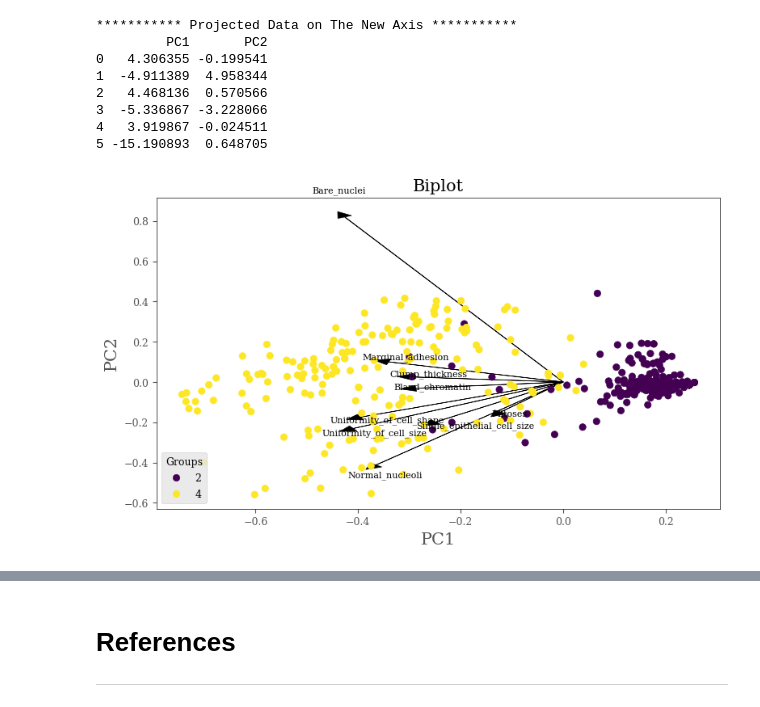
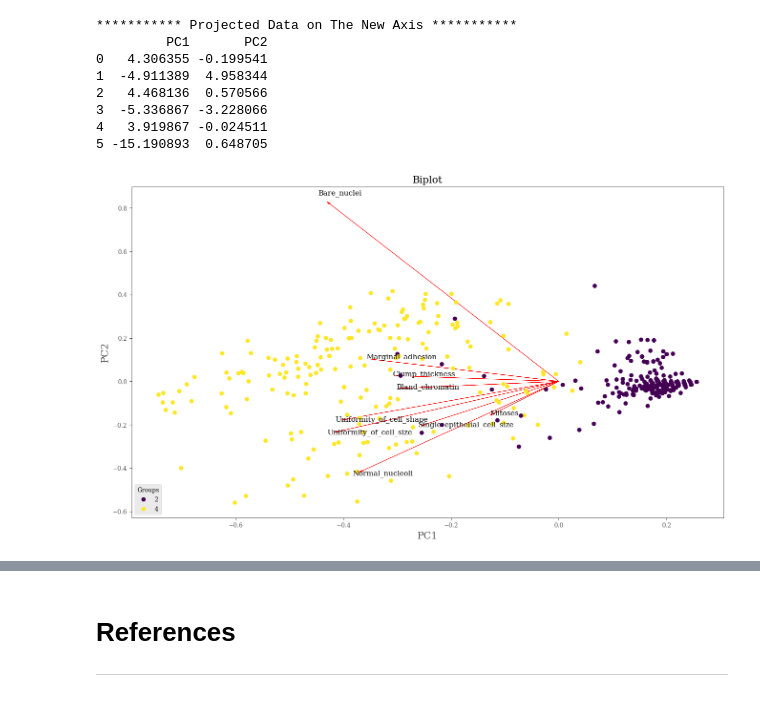
Before and after one commit to HamzaElshafie/MLiS-Project, a Jupyter notebook: MLiS_Project.ipynb, the cells around one changed output, grey strips where cells are left out. Cells and saved outputs as stored; diff of their text form; code cells hidden in the pictures.

Commit message:
Added new biplots for each PC against each other.

```diff
--- a/MLiS_Project.ipynb
+++ b/MLiS_Project.ipynb
@@ -263,24 +263,21 @@ class PCA:
             if component < 0 or component >= self.n_components:
                 raise ValueError(f"Invalid component: {component + 1} ({component}). Components must be between 1 and {self.n_components} (0,{self.n_components-1})")
 
-        # Projecting X
-        projected_data = self.transform(X)
-        component_names = [f'PC{component+1}' for component in PC]
         projected_data_df = self.get_projected_data(X)
         loadings = self.get_loadings(PC)
 
         # Scaling the PCs
-        scales = [1.0 / (projected_data[:, pc].max() - projected_data[:, pc].min()) for pc in PC]
+        scales = [1.0 / (projected_data_df[col].max() - projected_data_df[col].min()) for col in projected_data_df.columns]
 
         # Prepare Plot
         fig, ax = plt.subplots(figsize=figsize)
         for i, feature in enumerate(self.feature_names):
-            ax.arrow(0, 0, loadings.iloc[i, 0], loadings.iloc[i, 1], fc='black', ec='black', head_width=0.03, head_length=0.03)
-            ax.text(loadings.iloc[i, 0] * 1.15, loadings.iloc[i, 1] * 1.15, feature, fontsize=8)
+            ax.arrow(0, 0, loadings.iloc[i, 0], loadings.iloc[i, 1], fc='red', ec='red', head_width=0.005, head_length=0.01, width=0.000005)
+            ax.text(loadings.iloc[i, 0] * 1.05, loadings.iloc[i, 1] * 1.05, feature, fontsize=11)
 
         target_colors = np.where(y == 2, 2, 4)
-        scatter = ax.scatter(projected_data_df[component_names[0]] * scales[0],
-                             projected_data_df[component_names[1]] * scales[1],
+        scatter = ax.scatter(projected_data_df.iloc[:,0] * scales[0],
+                             projected_data_df.iloc[:, 1] * scales[1],
                              c=target_colors,
                              cmap='viridis')
 
@@ -288,8 +285,8 @@ class PCA:
             spine.set_edgecolor('black')
             spine.set_linewidth(0.5)
 
-        ax.set_xlabel('PC1', fontsize=15)
-        ax.set_ylabel('PC2', fontsize=15)
+        ax.set_xlabel(f'PC{PC[0]+1}', fontsize=15)
+        ax.set_ylabel(f'PC{PC[1]+1}', fontsize=15)
         ax.set_title('Biplot', fontsize=15)
         ax.set_facecolor("white")
         ax.legend(*scatter.legend_elements(), loc="lower left", title="Groups")
@@ -317,7 +314,7 @@ pca.plot_explained_variance(threshold_criteria=0.90, figsize=(9,3.5))
 
 Lorem epsom Lorem epsom Lorem epsom Lorem epsom Lorem epsom Lorem epsom Lorem epsom Lorem epsom Lorem epsom Lorem epsom Lorem epsom Lorem epsom Lorem epsom Lorem epsom Lorem epsom Lorem epsom Lorem epsom Lorem epsom Lorem epsom Lorem epsom Lorem epsom Lorem epsom Lorem epsom Lorem epsom Lorem epsom Lorem epsom Lorem epsom Lorem epsom Lorem epsom Lorem epsom Lorem epsom Lorem epsom Lorem epsom Lorem epsom Lorem epsom Lorem epsom Lorem epsom Lorem epsom Lorem epsom Lorem epsom Lorem epsom Lorem epsom Lorem epsom Lorem epsom Lorem epsom Lorem epsom Lorem epsom Lorem epsom
 # %%
-pca = PCA(n_components=4)
+pca = PCA(n_components=9)
 pca.fit(X_train)
 print(f"*********** Loadings (weights) of the original variables to the principal components ***********\n{pca.get_loadings((0,1))}")
 # %% [output]
@@ -344,6 +341,6 @@ print(f"*********** Projected Data on The New Axis ***********\n{pca.get_project
 4   3.919867 -0.024511
 5 -15.190893  0.648705
 # %%
-pca.biplot_2D(X_train, y_train, PC=(0,1))
+pca.biplot_2D(X_train, y_train, PC=(0,1), figsize=(16,9))
 # %% [output]
-[figure, old version]
+[figure, new version]
```
Also changed, not shown: parts of 2 cells of this notebook.
